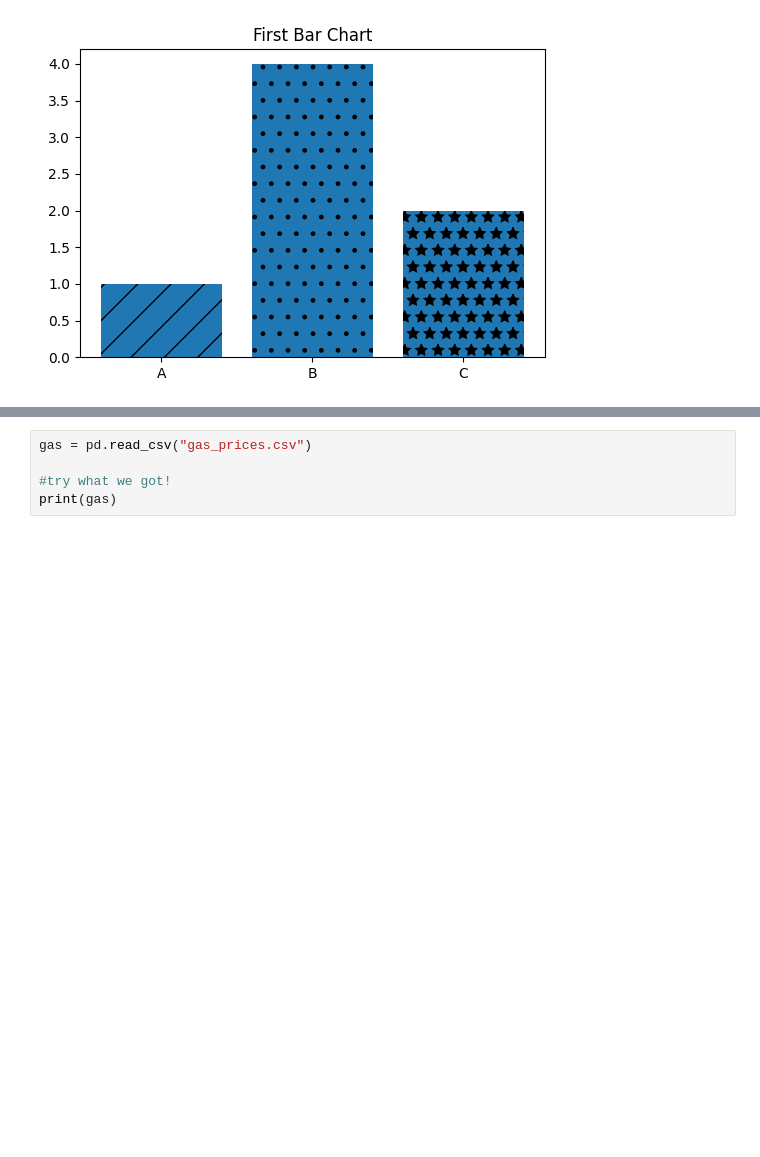
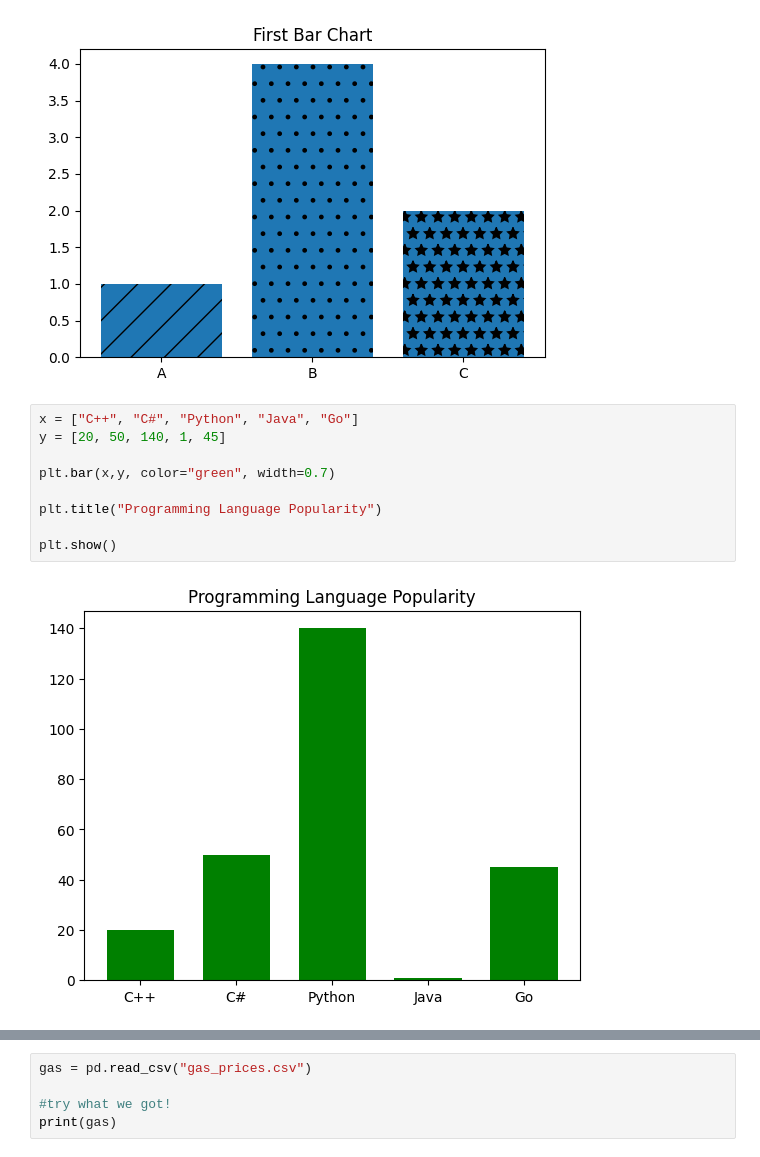
Before and after one commit to mtrx1207/practice02-matplotlib-and-paper-reading, a Jupyter notebook: practice.ipynb, the cells around one changed output, grey strips where cells are left out. Saved outputs shown, nothing was run; the diff lists cells and outputs as text; blank space fills up the shorter version.

```diff
--- a/practice.ipynb
+++ b/practice.ipynb
@@ -87,3 +87,14 @@ plt.title("First Bar Chart")
 plt.show()
 # %% [output]
 [figure]
+# %%
+x = ["C++", "C#", "Python", "Java", "Go"]
+y = [20, 50, 140, 1, 45]
+
+plt.bar(x,y, color="green", width=0.7)
+
+plt.title("Programming Language Popularity")
+
+plt.show()
+# %% [output]
+[figure, added]
```
Also changed, not shown: parts of 20 cells of this notebook, 1 other file.
